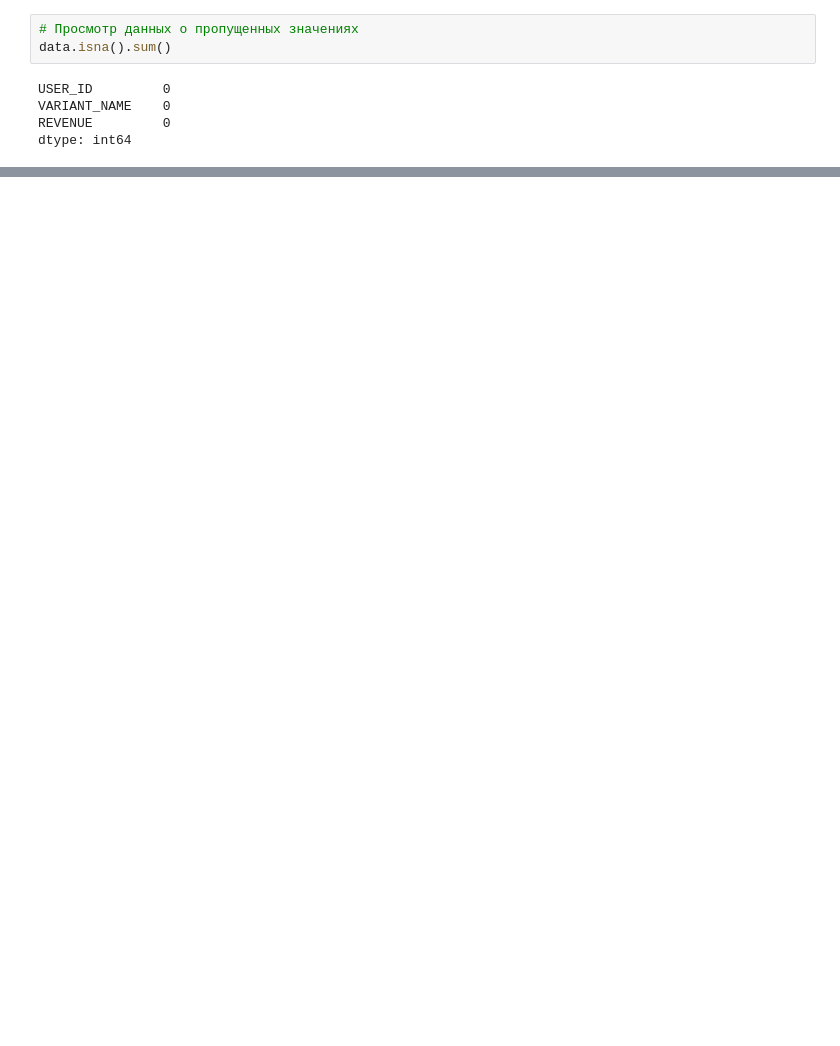
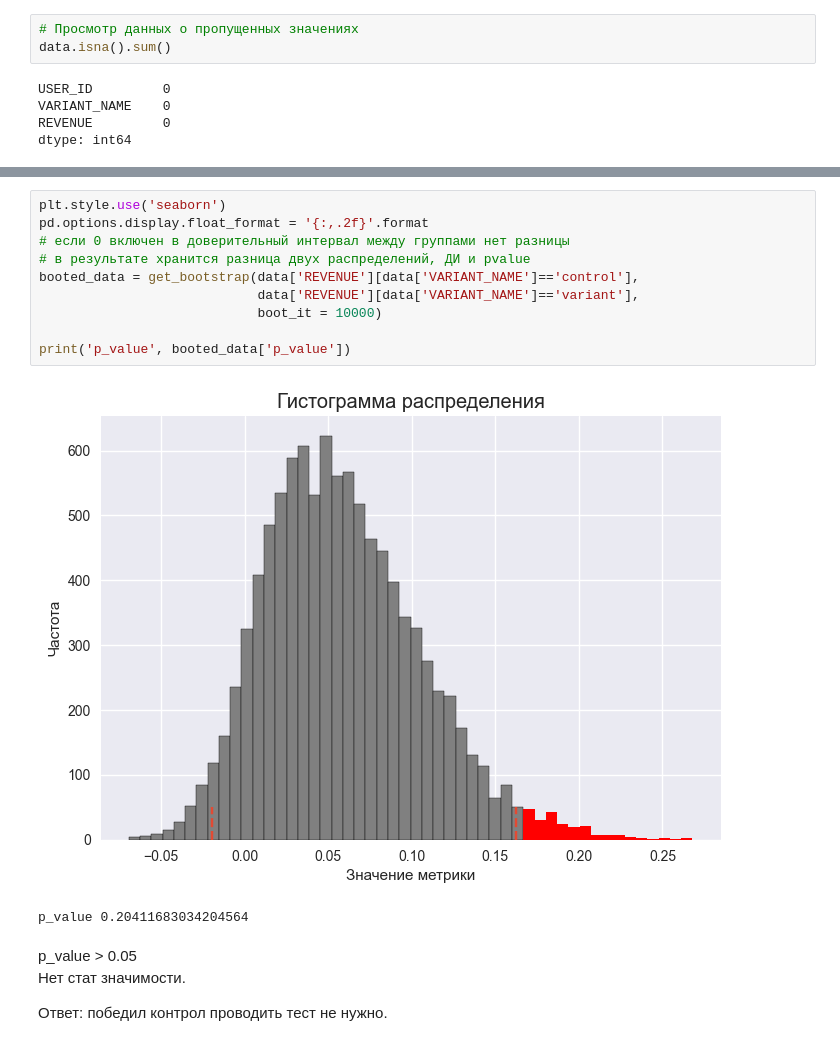
Before and after one commit to BoginskiyVV/AB_Testing, a Jupyter notebook: Sem8/HW8.ipynb, the cells around one changed output, grey strips where cells are left out. Drawn from its saved outputs; the diff is of its cells as text; blank space fills up the shorter version.

```diff
--- a/Sem8/HW8.ipynb
+++ b/Sem8/HW8.ipynb
@@ -90,0 +242,18 @@ Name: count, dtype: int64
+# %%
+plt.style.use('seaborn')
+pd.options.display.float_format = '{:,.2f}'.format
+# если 0 включен в доверительный интервал между группами нет разницы
+# в результате хранится разница двух распределений, ДИ и pvalue
+booted_data = get_bootstrap(data['REVENUE'][data['VARIANT_NAME']=='control'],
+                            data['REVENUE'][data['VARIANT_NAME']=='variant'],
+                            boot_it = 10000)
+
+print('p_value', booted_data['p_value'])
+# %% [output]
+[figure, added]
+p_value 0.20411683034204564
+# %% [markdown]
+p_value > 0.05
+<br> Нет стат значимости.
+
+Ответ: победил контрол проводить тест не нужно.
```
Also changed, not shown: parts of 18 cells of this notebook.
